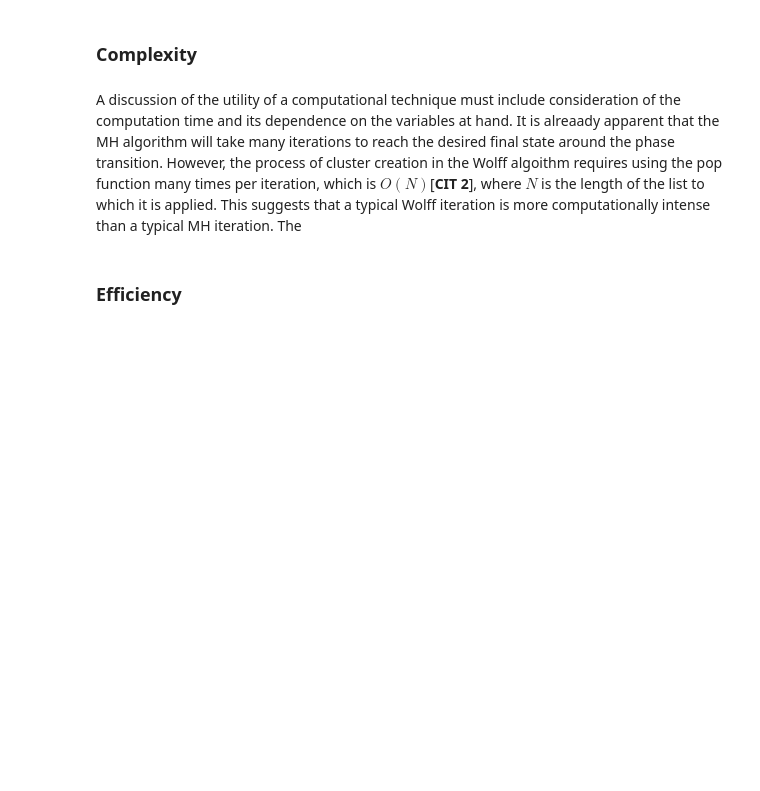
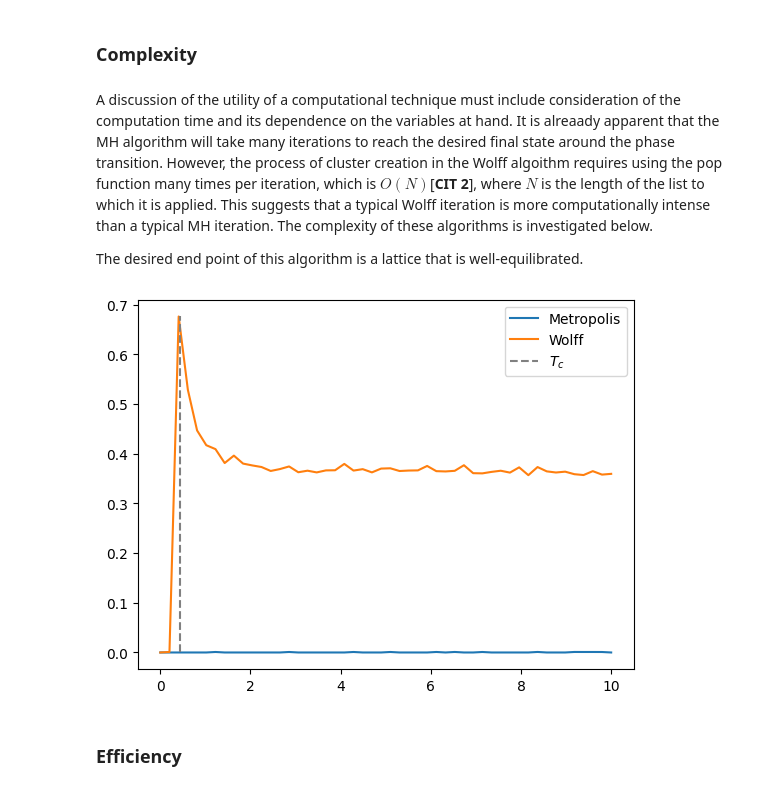
Before and after one commit to Part-II-Computational-Physics/cluster-algorithms-for-monte-carlo-jbd29, a Jupyter notebook: isiing set up 2.ipynb, the cells around one changed output. Cells and saved outputs as stored; diff of their text form; code cells hidden in the pictures; blank space fills up the shorter version.

```diff
--- a/isiing set up 2.ipynb
+++ b/isiing set up 2.ipynb
@@ -628,4 +628,30 @@ plt.show()
 # %% [markdown]
 ### Complexity
 # %% [markdown]
-A discussion of the utility of a computational technique must include consideration of the computation time and its dependence on the variables at hand. It is alreaady apparent that the MH algorithm will take many iterations to reach the desired final state around the phase transition. However, the process of cluster creation in the Wolff algoithm requires using the pop function many times per iteration, which is $O(N)$[**CIT 2**], where $N$ is the length of the list to which it is applied. This suggests that a typical Wolff  iteration is more computationally intense than a typical MH iteration. The
+A discussion of the utility of a computational technique must include consideration of the computation time and its dependence on the variables at hand. It is alreaady apparent that the MH algorithm will take many iterations to reach the desired final state around the phase transition. However, the process of cluster creation in the Wolff algoithm requires using the pop function many times per iteration, which is $O(N)$[**CIT 2**], where $N$ is the length of the list to which it is applied. This suggests that a typical Wolff  iteration is more computationally intense than a typical MH iteration. The complexity of these algorithms is investigated below.
+
+The desired end point of this algorithm is a lattice that is well-equilibrated.
+# %%
+Js = np.linspace(0,10,50)
+Wolff_execute_time = []
+MH_execute_time = []
+for J in Js:
+    lattice = make_lattice(100,1)
+    start = time.time()
+    Wolff_spin_flip(lattice,1,J)
+    end = time.time()
+    Wolff_execute_time.append(end-start)
+    lattice = make_lattice(100,1)
+    start = time.time()
+    MC_spin_flip(lattice,1,J,0)
+    end = time.time()
+    MH_execute_time.append(end - start)
+
+plt.plot(Js, MH_execute_time, label = 'Metropolis')
+plt.plot(Js,Wolff_execute_time, label = 'Wolff')
+plt.plot(np.full((5,1),T_c**-1),np.linspace(0,np.max(Wolff_execute_time),5), linestyle = '--', color = 'gray', label = r'$T_c$')
+plt.legend()
+plt.xlabel()
+plt.show()
+# %% [output]
+[figure, added]
```
Also changed, not shown: parts of 1 cell of this notebook, 2 other files.
